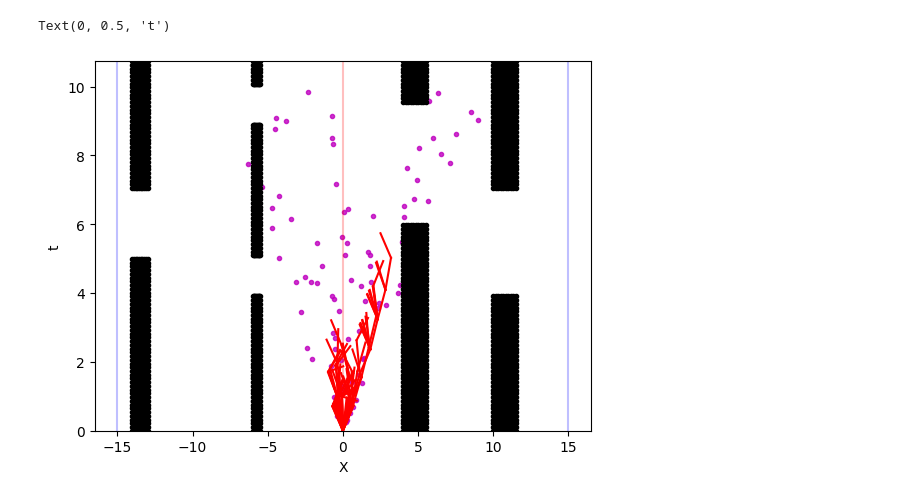
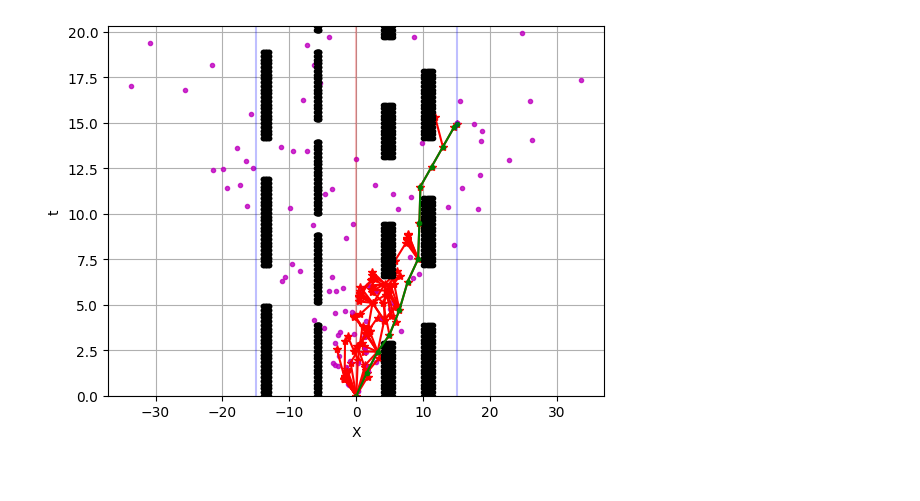
Before and after one commit to jeffersonkim97/cognis_UAM, a Jupyter notebook: script/Comparison/1D.ipynb, the cells around one changed output. Drawn from its saved outputs; the diff is of its cells as text; code cells hidden in the pictures.

```diff
--- a/script/Comparison/1D.ipynb
+++ b/script/Comparison/1D.ipynb
@@ -14,0 +17,8 @@ vmax = 1
+# %%
+# Obstacle Setting
+# [start, close, open]
+obs1 = [0, 5, 2]
+obs2 = [0, 4, 1]
+obs3 = [0, 3, 3.5]
+obs4 = [0, 4, 3]
+obs_vec = [obs1, obs2, obs3, obs4]
@@ -46,7 +46,13 @@ def random_sample():
     else:
         sign = -1
     xrand = sign*rn.uniform(0, trand*vmax+x0)"""
-    xrand = rn.uniform(trand*(-vmax)+x0, trand*vmax+x0)
+    check = rn.uniform(0, 1)
+
+    if check >= 0 and check < 0.9:
+        xrand = rn.uniform(trand*(-vmax)+x0, trand*vmax+x0)
+    elif check >= 0.9:
+        xrand = xf[1]
+        trand = xf[1]
     qrand = [xrand, trand]
     return qrand
 # %%
@@ -115,5 +121,22 @@ def extend(qclosest, q1):
     #qnew = [qclosest[0]+dxnorm*vmax, qclosest[1]+dtnorm*vmax]
     qnew = [qclosest[0]+dxnorm, qclosest[1]+dtnorm]
     return qnew
+# %%
+def find_path(xf, E):
+    path_vec = []
+    path_vec.append(E[-1][1])
+    curr = E[-1][1]
+    kek = 0
+    while 1:
+        for ei in range(len(E)):
+            e = E[ei][1]
+            if curr[0] == e[0] and curr[1] == e[1]:
+                curr = E[ei][0]
+                path_vec.append(curr)
+                break
+
+        kek += 1
+        if curr[0] == x0 and curr[1] == 0:
+            return path_vec
 # %%
 # Standard RRT
@@ -188,37 +224,43 @@ k:  99
 # %%
 fig = plt.figure()
 ax = fig.subplots()
 # RRT
-#for rrtv in V_RRT:
-    #plt.plot(rrtv[0], rrtv[1], 'm.')
+for rrtv in V_RRT:
+    plt.plot(rrtv[0], rrtv[1], 'r*')
 for rrtvrnd in V_RRT_raw:
     plt.plot(rrtvrnd[0], rrtvrnd[1], 'm.', alpha=0.8)
 for rrte in E_RRT:
     plt.plot([rrte[0][0], rrte[1][0]], [rrte[0][1], rrte[1][1]], 'r-')#, alpha=0.25)
 
 # Obstacle
 tspace = np.linspace(0, max(T_RRT)+5, 100)
 for xobsi in range(len(xobs)):
     xobs_this = xobs[xobsi]
     xspace = np.linspace(xobs_this[0], xobs_this[1], 10)
     for xi in xspace:
         for ti in tspace:
             if not obstacle_check(ti, obs_vec[xobsi]):
                 plt.plot(xi, ti, 'k.')#, alpha=0.25)
 
+# Path
+for pathi in path_RRT:
+    plt.plot(pathi[0], pathi[1], '.g')
+for pathi in range(len(path_RRT)-1):
+    plt.plot([path_RRT[pathi][0], path_RRT[pathi+1][0]], [path_RRT[pathi][1], path_RRT[pathi+1][1]], '-g')
+
 # Initial/Final
 plt.plot([x0, x0], [0, max(T_RRT)+5], 'r-', alpha=0.25)
 for i in range(len(xf)):
     plt.plot([xf[i], xf[i]], [0, max(T_RRT)+5], 'b-', alpha=0.25)
 
 # Plot Limits
 #plt.xlim(xf[0]-1, xf[1]+1)
 plt.ylim(0, max(T_RRT)+5)
 plt.xlabel('X')
 plt.ylabel('t')
+plt.grid()
 # %% [output]
-Text(0, 0.5, 't')
-[figure, old version]
+[figure, new version]
 # %%
 # Save files
 save = False
```
Also changed, not shown: parts of 15 cells of this notebook.
